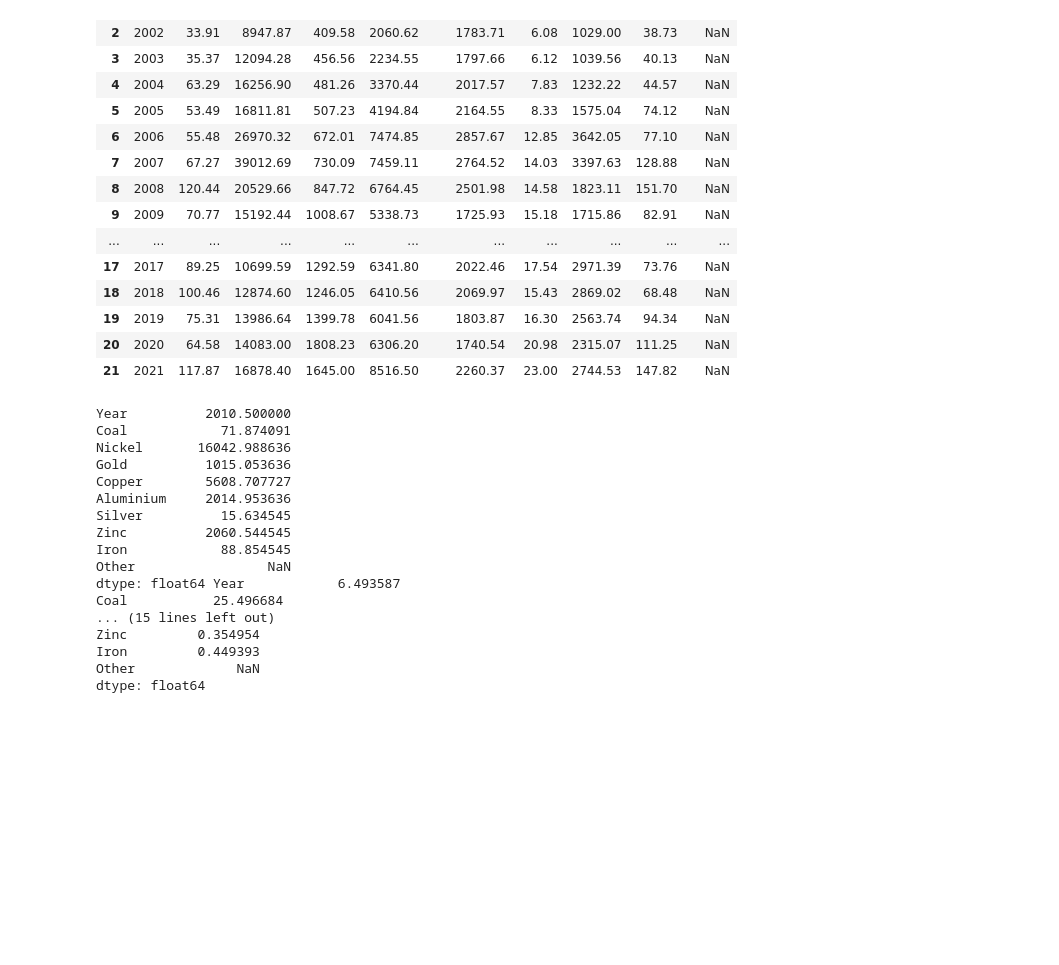
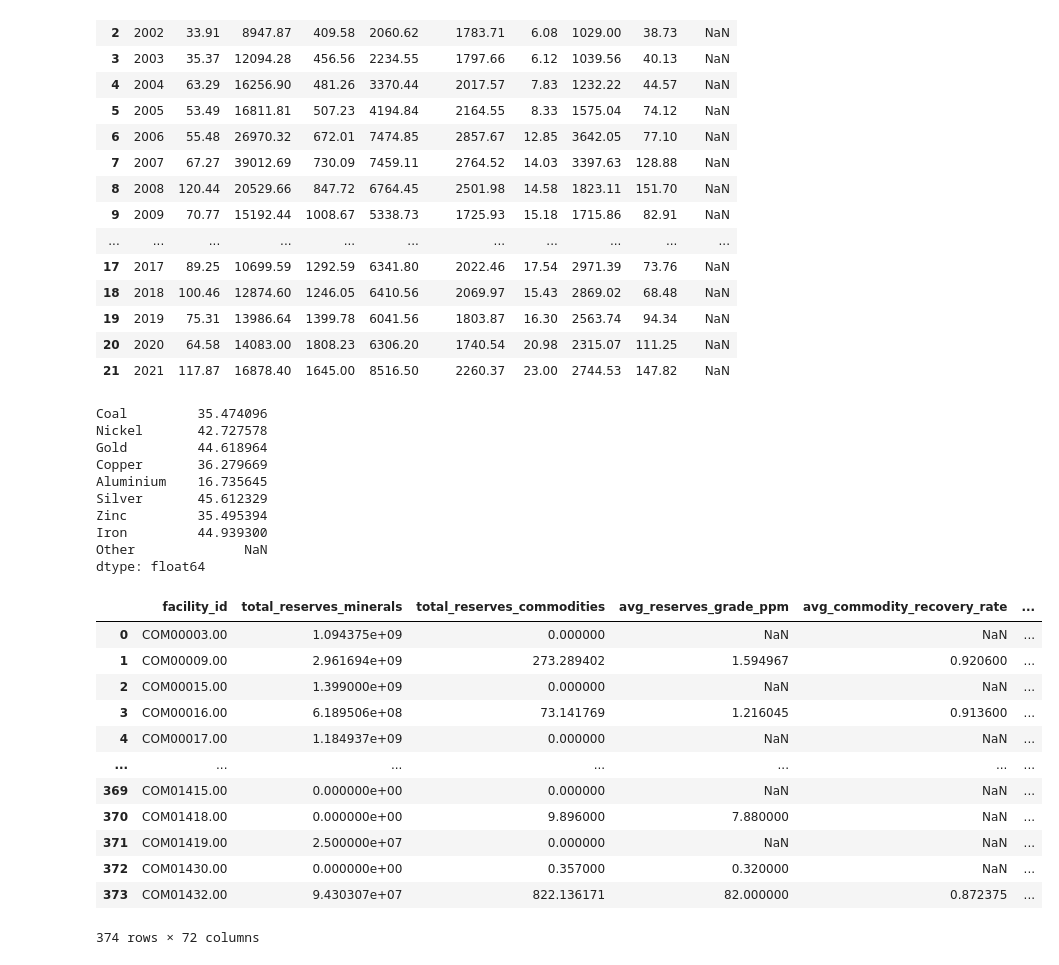
Before and after one commit to morourk6/1.C51-Final-Project, a Jupyter notebook: ananda_data.ipynb, the cells around one changed output. Drawn from its saved outputs; the diff is of its cells as text; code cells hidden in the pictures; blank space fills up the shorter version.

Commit message:
changed price data to include variation

```diff
--- a/ananda_data.ipynb
+++ b/ananda_data.ipynb
@@ -146,23 +147,49 @@ df_price
 # %%
 mean = df_price.mean()
 std = df_price.std()
-variation = std / mean
-print(mean, std, variation)
+variation = std*100 / mean
+# print(mean, std, variation)
+
+variation = variation[1:]
+variation
 # %% [output]
-Year          2010.500000
-Coal            71.874091
-Nickel       16042.988636
-Gold          1015.053636
-Copper        5608.707727
-Aluminium     2014.953636
-Silver          15.634545
-Zinc          2060.544545
-Iron            88.854545
-Other                 NaN
-dtype: float64 Year            6.493587
-Coal           25.496684
-... (15 lines left out)
-Zinc         0.354954
-Iron         0.449393
-Other             NaN
+Coal         35.474096
+Nickel       42.727578
+Gold         44.618964
+Copper       36.279669
+Aluminium    16.735645
+Silver       45.612329
+Zinc         35.495394
+Iron         44.939300
+Other              NaN
 dtype: float64
+# %%
+# encoding average price variation into average_data (created after much of this code)
+average_data = pd.read_csv('data/average_data.csv')
+
+ohe_cols = [col for col in average_data.columns if col.startswith("primary_commodity_")]
+
+def get_variation(row):
+    for col in ohe_cols:
+        if row[col] == 1:
+            commodity = col.replace("primary_commodity_", "")
+            return variation.get(commodity, np.nan)
+    return np.nan
+# %%
+average_data["commodity_var"] = average_data.apply(get_variation, axis=1)
+# %%
+average_data
+# %% [output]
+|  | facility_id | total_reserves_minerals | total_reserves_commodities | avg_reserves_grade_ppm | avg_commodity_recovery_rate | ... |
+| 0 | COM00003.00 | 1.094375e+09 | 0.000000 | NaN | NaN | ... |
+| 1 | COM00009.00 | 2.961694e+09 | 273.289402 | 1.594967 | 0.920600 | ... |
+| 2 | COM00015.00 | 1.399000e+09 | 0.000000 | NaN | NaN | ... |
+| 3 | COM00016.00 | 6.189506e+08 | 73.141769 | 1.216045 | 0.913600 | ... |
+| 4 | COM00017.00 | 1.184937e+09 | 0.000000 | NaN | NaN | ... |
+| ... | ... | ... | ... | ... | ... | ... |
+| 369 | COM01415.00 | 0.000000e+00 | 0.000000 | NaN | NaN | ... |
+| 370 | COM01418.00 | 0.000000e+00 | 9.896000 | 7.880000 | NaN | ... |
+| 371 | COM01419.00 | 2.500000e+07 | 0.000000 | NaN | NaN | ... |
+| 372 | COM01430.00 | 0.000000e+00 | 0.357000 | 0.320000 | NaN | ... |
+| 373 | COM01432.00 | 9.430307e+07 | 822.136171 | 82.000000 | 0.872375 | ... |
+374 rows × 72 columns
```
Also changed, not shown: parts of 2 cells of this notebook, 1 other file.
